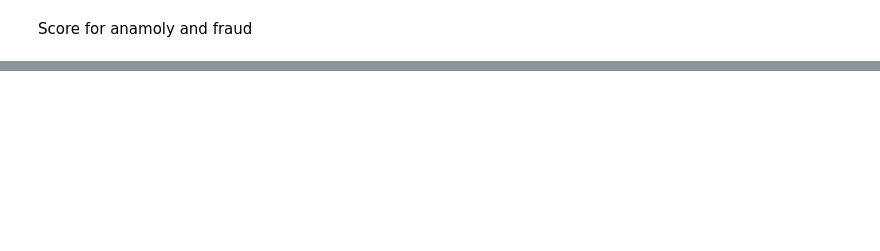
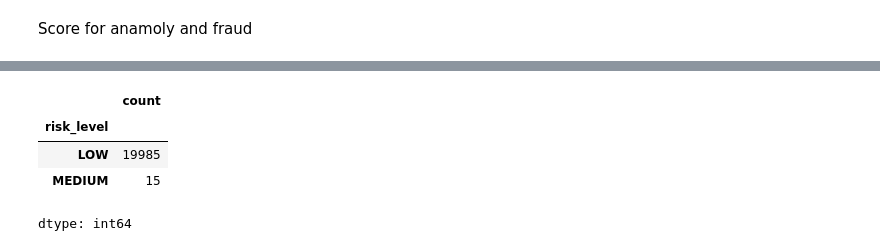
Before and after one commit to Manarsenic/ato, a Jupyter notebook: PBL_MT.ipynb, the cells around one changed output, grey strips where cells are left out. Cells and saved outputs as stored; diff of their text form; code cells hidden in the pictures; blank space fills up the shorter version.

```diff
--- a/PBL_MT.ipynb
+++ b/PBL_MT.ipynb
@@ -420,0 +464,8 @@ PR-AUC: 0.7841705391293161
+# %%
+results_df["risk_level"].value_counts()
+# %% [output]
+|  | count |
+| risk_level |  |
+| LOW | 19985 |
+| MEDIUM | 15 |
+dtype: int64
```
Also changed, not shown: parts of 16 cells of this notebook.
